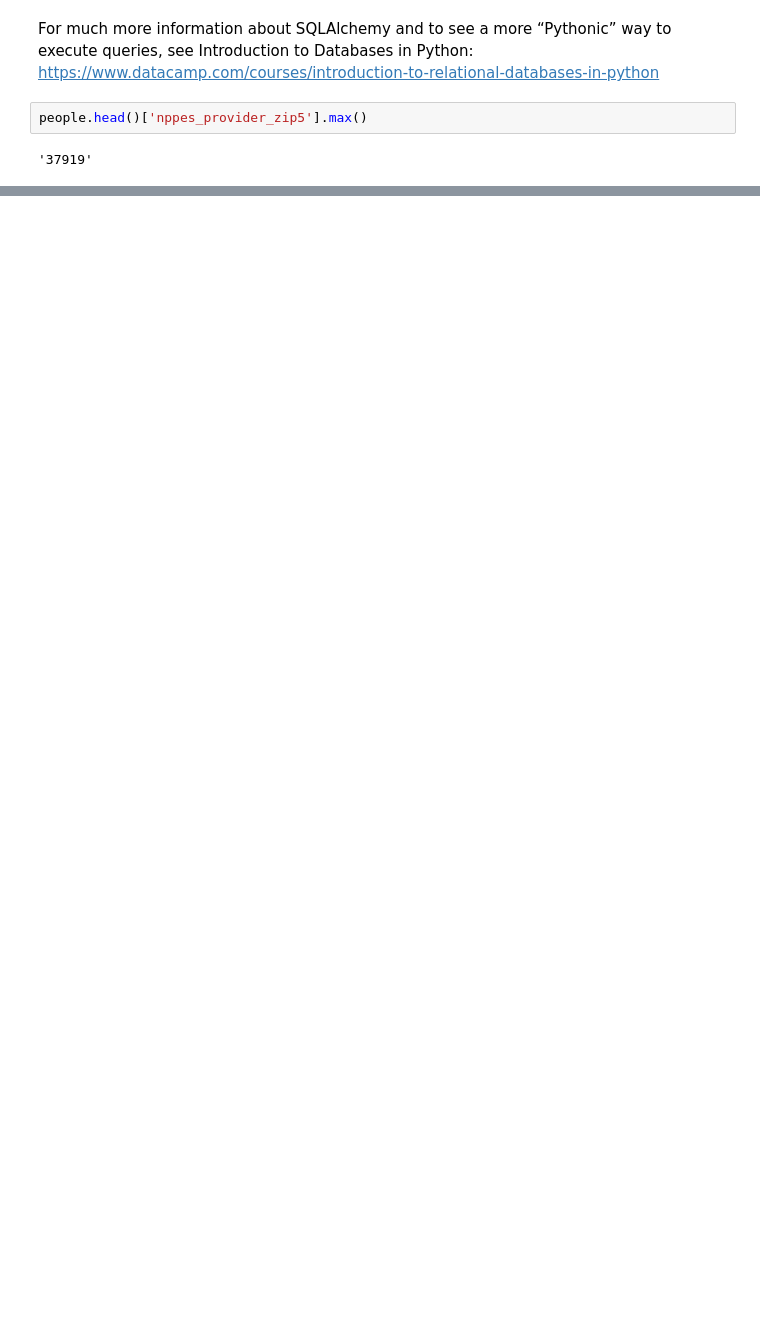
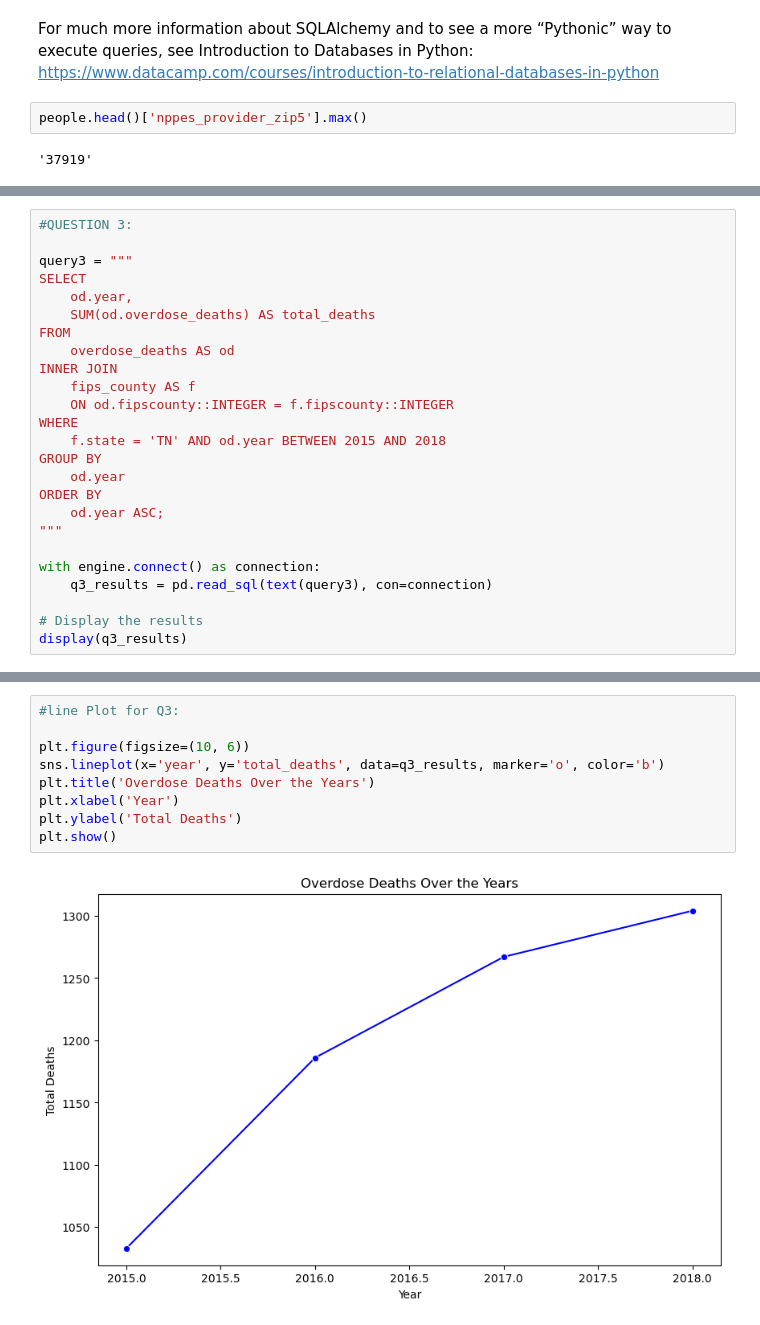
Before and after one commit to NSS-Data-Analytics-Cohort-13/prescribers-python-project-a-christmas-story, a Jupyter notebook: notebooks/prescribers.ipynb, the cells around one changed output, grey strips where cells are left out. Saved outputs shown, nothing was run; the diff lists cells and outputs as text; blank space fills up the shorter version.

```diff
--- a/notebooks/prescribers.ipynb
+++ b/notebooks/prescribers.ipynb
@@ -52,0 +177,25 @@ people.head()['nppes_provider_zip5'].max()
+# %%
+#QUESTION 3:
+
+query3 = """
+SELECT
+    od.year,
+    SUM(od.overdose_deaths) AS total_deaths
+FROM
+    overdose_deaths AS od
+INNER JOIN
+    fips_county AS f
+    ON od.fipscounty::INTEGER = f.fipscounty::INTEGER
+WHERE
+    f.state = 'TN' AND od.year BETWEEN 2015 AND 2018
+GROUP BY
+    od.year
+ORDER BY
+    od.year ASC;
+"""
+
+with engine.connect() as connection:
+    q3_results = pd.read_sql(text(query3), con=connection)
+
+# Display the results
+display(q3_results)
@@ -52,0 +208,11 @@ people.head()['nppes_provider_zip5'].max()
+# %%
+#line Plot for Q3:
+
+plt.figure(figsize=(10, 6))
+sns.lineplot(x='year', y='total_deaths', data=q3_results, marker='o', color='b')
+plt.title('Overdose Deaths Over the Years')
+plt.xlabel('Year')
+plt.ylabel('Total Deaths')
+plt.show()
+# %% [output]
+[figure, added]
```
Also changed, not shown: parts of 13 cells of this notebook.
